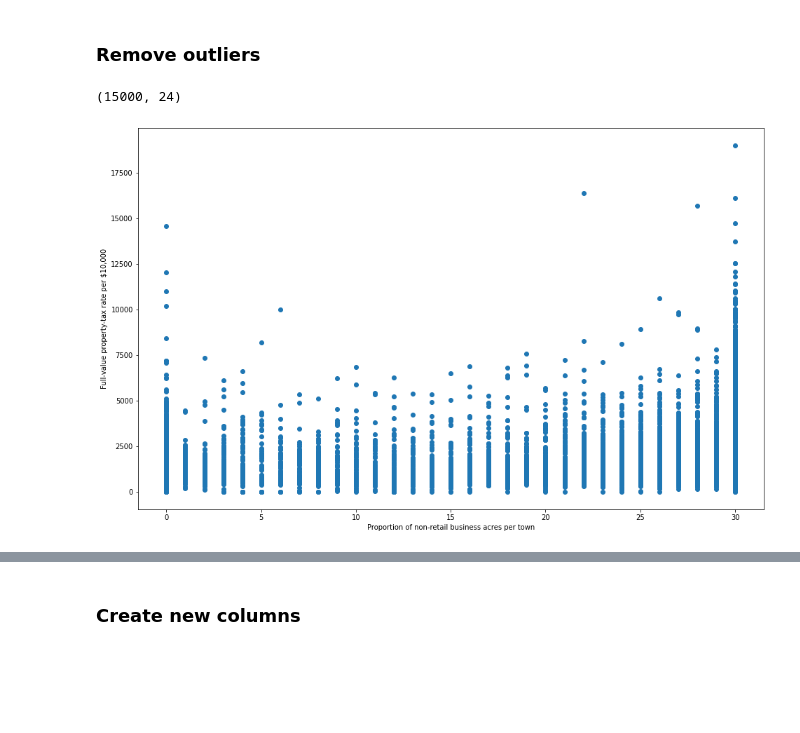
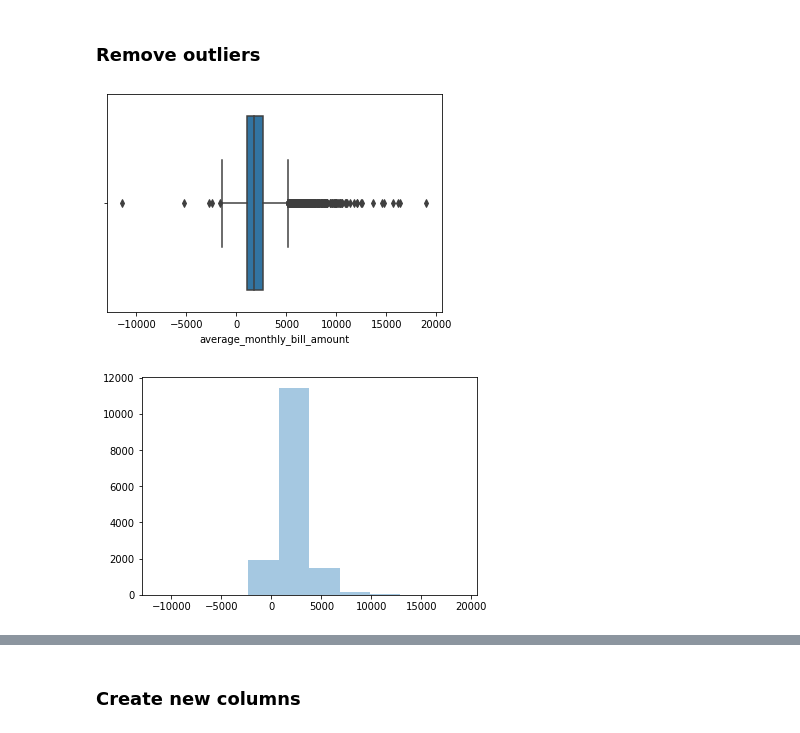
Before and after one commit to thuvarahan97/ADL-AI-Summit-2021---AI-Vendors, a Jupyter notebook: RentalPlan.ipynb, the cells around one changed output, grey strips where cells are left out. Saved outputs shown, nothing was run; the diff lists cells and outputs as text; code cells hidden in the pictures; blank space fills up the shorter version.

```diff
--- a/RentalPlan.ipynb
+++ b/RentalPlan.ipynb
@@ -366,4 +339,4 @@ Name: age_group, Length: 15000, dtype: int64
 gender = {'FEMALE':0,'MALE':1}
 all_data['gender'] = all_data['gender'].map(gender)
 pd.to_numeric(all_data['gender'])
-all_data['gender'].astype(int)
+all_data['gender'] = all_data['gender'].astype(int)
@@ -386,4 +345,4 @@ Name: gender, Length: 15000, dtype: int64
 device_type = {'2G':0,'3G':1,'4G':2}
 all_data['device_type'] = all_data['device_type'].map(device_type)
 pd.to_numeric(all_data['device_type'])
-all_data['device_type'].astype(int)
+all_data['device_type'] = all_data['device_type'].astype(int)
@@ -422,4 +367,4 @@ all_data.loc[~all_data['device_category'].isin(arr_device_category), 'device_cat
 device_category = {'Basic':0,'Modem':1,'Pluggable card':2,'Feature phone':3,'Tablet':4,'Smartphone':5, 'Other':6}
 all_data['device_category'] = all_data['device_category'].map(device_category)
 pd.to_numeric(all_data['device_category'])
-all_data['device_category'].astype(int)
+all_data['device_category'] = all_data['device_category'].astype(int)
@@ -450,8 +381,3 @@ all_data['district_name'] = LabelEncoder().fit_transform(all_data['district_name
 # all_data['average_monthly_bill_amount'] = np.where(all_data['average_monthly_bill_amount'] <= 0, np.NaN, all_data['average_monthly_bill_amount'])
 # all_data['average_monthly_bill_amount'].fillna(all_data['average_monthly_bill_amount'].mean(), inplace = True)
 # all_data["average_monthly_bill_amount"] = all_data.groupby("region_code")['average_monthly_bill_amount'].apply(lambda x: x.fillna(x.mean()))
-all_data['average_monthly_bill_amount'] = all_data['average_monthly_bill_amount'].abs()
-# %%
-all_data.shape
-# %% [output]
-(15000, 24)
@@ -458,8 +387,16 @@ all_data.shape
 # %%
-fig, ax = plt.subplots(figsize=(16,10))
-ax.scatter(all_data['dusage_days'], all_data['average_monthly_bill_amount'])
-ax.set_xlabel('Proportion of non-retail business acres per town')
-ax.set_ylabel('Full-value property-tax rate per $10,000')
-plt.show()
+# fig, ax = plt.subplots(figsize=(16,10))
+# ax.scatter(all_data['device_type'], all_data['average_monthly_bill_amount'])
+# ax.set_xlabel('Proportion of non-retail business acres per town')
+# ax.set_ylabel('Full-value property-tax rate per $10,000')
+# plt.show()
-# %% [output]
-[figure, removed]
+# %%
+sns.boxplot(x = all_data['average_monthly_bill_amount'])
+plt.show()
+# %% [output]
+[figure, added]
+# %%
+sns.distplot(x = all_data['average_monthly_bill_amount'], bins=10, kde=False)
+plt.show()
+# %% [output]
+[figure, added]
```
Also changed, not shown: parts of 48 cells of this notebook.
